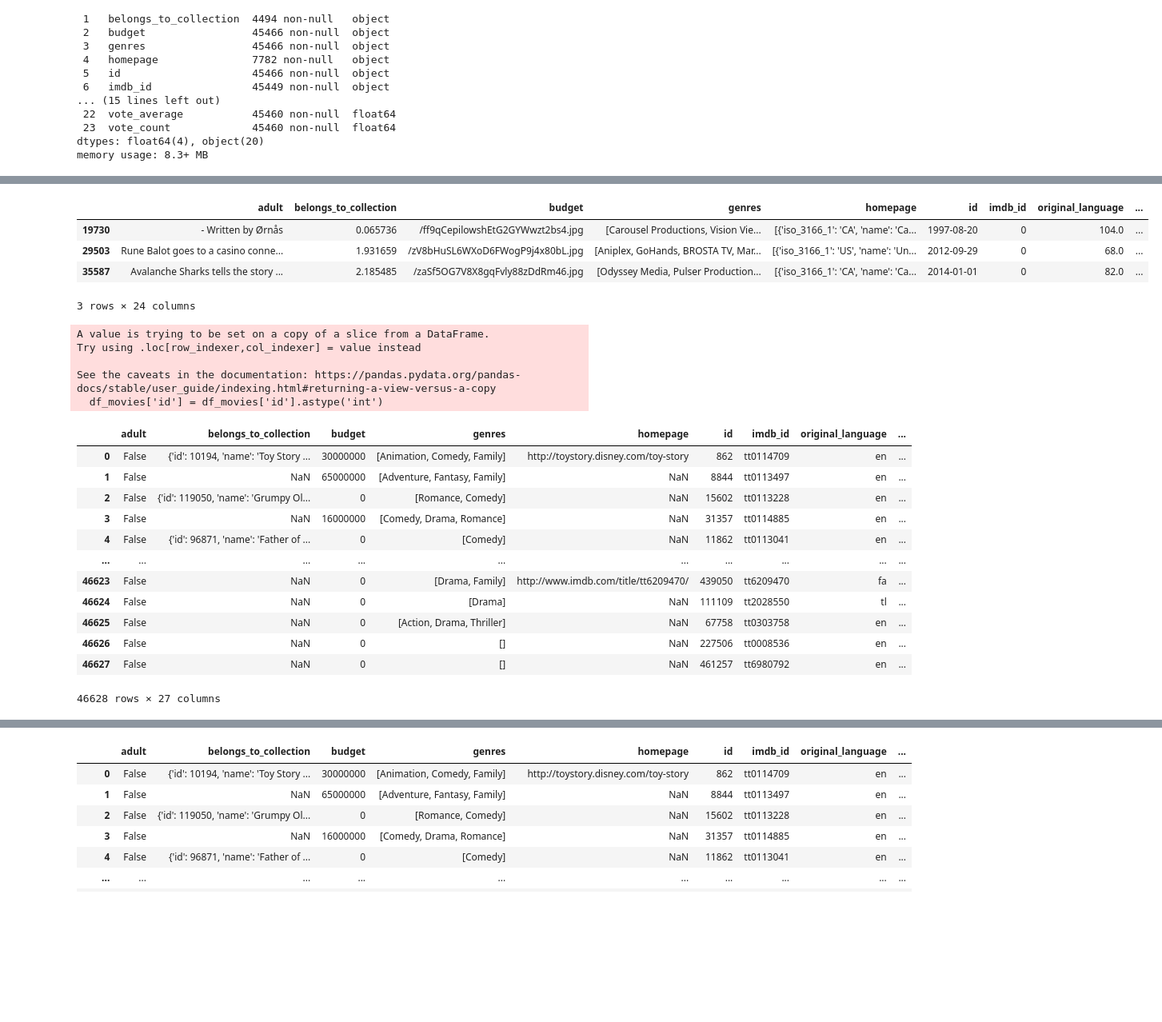
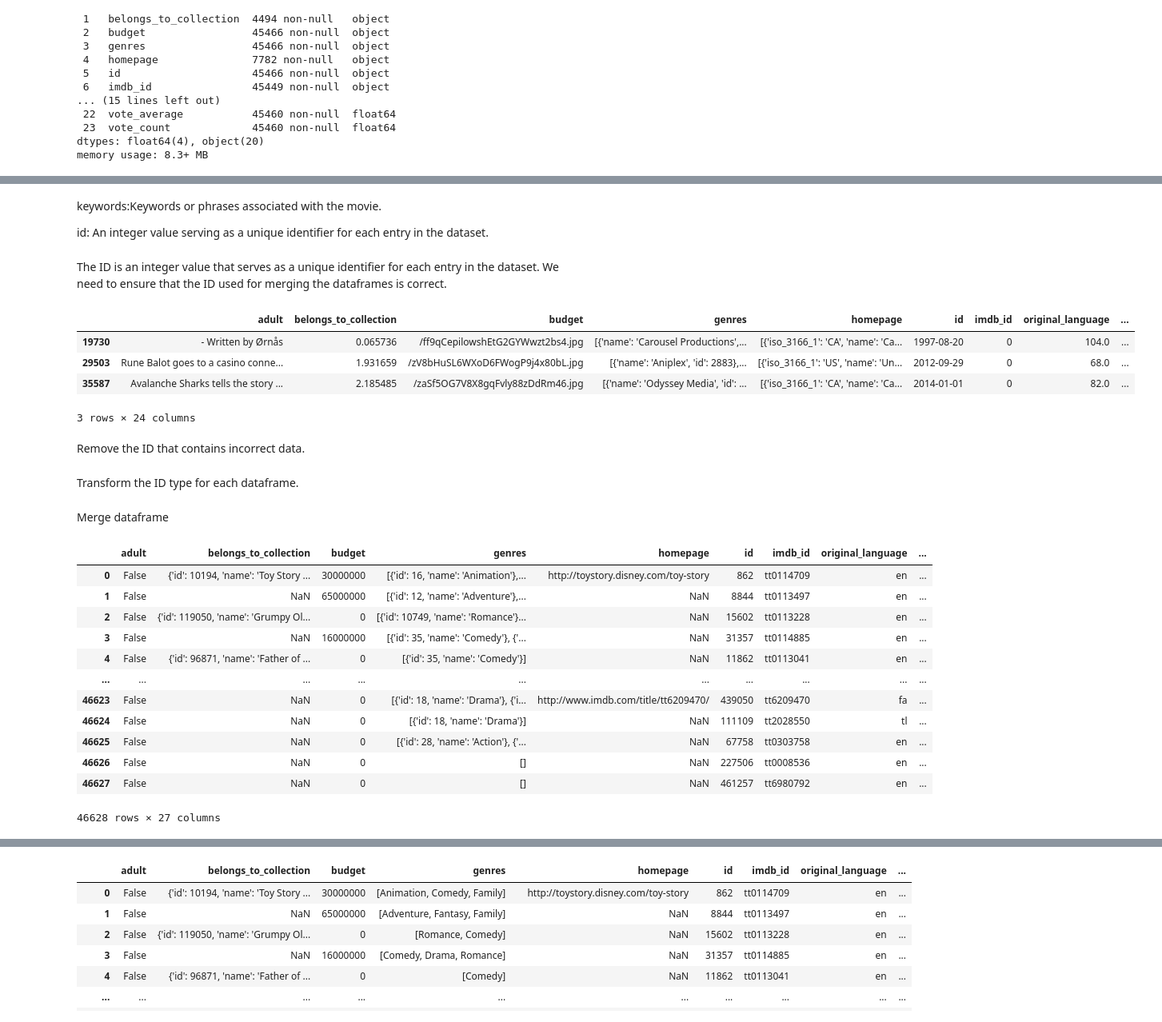
Before and after one commit to smyzw1wzq/da_project, a Jupyter notebook: Movies.ipynb, the cells around one changed output, grey strips where cells are left out. Shown at 80% size. Drawn from its saved outputs; the diff is of its cells as text; code cells hidden in the pictures; blank space fills up the shorter version.

```diff
--- a/Movies.ipynb
+++ b/Movies.ipynb
@@ -36,39 +117,31 @@ memory usage: 8.3+ MB
+# %% [markdown]
+keywords:Keywords or phrases associated with the movie.
+
+id: An integer value serving as a unique identifier for each entry in the dataset.
 # %%
 df_movies = movies.copy()
-# %%
-df_movies['genres'] = df_movies['genres'].fillna('[]').apply(literal_eval).apply(lambda x: [i['name'] for i in x] if isinstance(x, list) else [])
-df_movies['release_date'] = pd.to_datetime(df_movies['release_date'], errors='coerce').apply(lambda x: x.date() if pd.notnull(x) else x)
-
-df_movies['production_countries'] = df_movies['production_countries'].fillna('[]').apply(literal_eval)
-df_movies['production_countries'] = df_movies['production_countries'].apply(lambda x: [i['name'] for i in x] if isinstance(x, list) else [])
-
-df_movies['production_companies'] = df_movies['production_companies'].fillna('[]').apply(literal_eval).apply(lambda x: [i['name'] for i in x] if isinstance(x, list) else [])
-
-df_movies['spoken_languages'] = df_movies['spoken_languages'].fillna('[]').apply(literal_eval).apply(lambda x: [i['name'] for i in x] if isinstance(x, list) else [])
+# %% [markdown]
+The ID is an integer value that serves as a unique identifier for each entry in the dataset. We need to ensure that the ID used for merging the dataframes is correct.
 # %%
-# Find non-integer values in the 'id' column
-non_integer_ids = df_movies[df_movies['id'].apply(lambda x: not str(x).isdigit())]
-
-# Display the problematic entries
-non_integer_ids
+df_movies[df_movies['id'].apply(lambda x: not str(x).isdigit())]
 # %% [output]
 |  | adult | belongs_to_collection | budget | genres | homepage | id | imdb_id | original_language | ... |
-| 19730 | - Written by Ørnås | 0.065736 | /ff9qCepilowshEtG2GYWwzt2bs4.jpg | [Carousel Productions, Vision Vie... | [{'iso_3166_1': 'CA', 'name': 'Ca... | 1997-08-20 | 0 | 104.0 | ... |
-| 29503 | Rune Balot goes to a casino conne... | 1.931659 | /zV8bHuSL6WXoD6FWogP9j4x80bL.jpg | [Aniplex, GoHands, BROSTA TV, Mar... | [{'iso_3166_1': 'US', 'name': 'Un... | 2012-09-29 | 0 | 68.0 | ... |
-| 35587 | Avalanche Sharks tells the story ... | 2.185485 | /zaSf5OG7V8X8gqFvly88zDdRm46.jpg | [Odyssey Media, Pulser Production... | [{'iso_3166_1': 'CA', 'name': 'Ca... | 2014-01-01 | 0 | 82.0 | ... |
+| 19730 | - Written by Ørnås | 0.065736 | /ff9qCepilowshEtG2GYWwzt2bs4.jpg | [{'name': 'Carousel Productions',... | [{'iso_3166_1': 'CA', 'name': 'Ca... | 1997-08-20 | 0 | 104.0 | ... |
+| 29503 | Rune Balot goes to a casino conne... | 1.931659 | /zV8bHuSL6WXoD6FWogP9j4x80bL.jpg | [{'name': 'Aniplex', 'id': 2883},... | [{'iso_3166_1': 'US', 'name': 'Un... | 2012-09-29 | 0 | 68.0 | ... |
+| 35587 | Avalanche Sharks tells the story ... | 2.185485 | /zaSf5OG7V8X8gqFvly88zDdRm46.jpg | [{'name': 'Odyssey Media', 'id': ... | [{'iso_3166_1': 'CA', 'name': 'Ca... | 2014-01-01 | 0 | 82.0 | ... |
 3 rows × 24 columns
+# %% [markdown]
+Remove the ID that contains incorrect data.
 # %%
 df_movies = df_movies[df_movies['id'].apply(lambda x: str(x).isdigit())]
+# %% [markdown]
+Transform the ID type for each dataframe.
 # %%
 keywords['id'] = keywords['id'].astype('int')
 credits['id'] = credits['id'].astype('int')
 df_movies['id'] = df_movies['id'].astype('int')
-# %% [output]
-A value is trying to be set on a copy of a slice from a DataFrame.
-Try using .loc[row_indexer,col_indexer] = value instead
-
-See the caveats in the documentation: https://pandas.pydata.org/pandas-docs/stable/user_guide/indexing.html#returning-a-view-versus-a-copy
-  df_movies['id'] = df_movies['id'].astype('int')
+# %% [markdown]
+Merge dataframe
 # %%
 df_merge = df_movies.merge(credits, on='id')
 df_merge = df_merge.merge(keywords, on='id')
@@ -76,15 +149,15 @@ df_merge = df_merge.merge(keywords, on='id')
 df_merge
 # %% [output]
 |  | adult | belongs_to_collection | budget | genres | homepage | id | imdb_id | original_language | ... |
-| 0 | False | {'id': 10194, 'name': 'Toy Story ... | 30000000 | [Animation, Comedy, Family] | http://toystory.disney.com/toy-story | 862 | tt0114709 | en | ... |
-| 1 | False | NaN | 65000000 | [Adventure, Fantasy, Family] | NaN | 8844 | tt0113497 | en | ... |
-| 2 | False | {'id': 119050, 'name': 'Grumpy Ol... | 0 | [Romance, Comedy] | NaN | 15602 | tt0113228 | en | ... |
-| 3 | False | NaN | 16000000 | [Comedy, Drama, Romance] | NaN | 31357 | tt0114885 | en | ... |
-| 4 | False | {'id': 96871, 'name': 'Father of ... | 0 | [Comedy] | NaN | 11862 | tt0113041 | en | ... |
+| 0 | False | {'id': 10194, 'name': 'Toy Story ... | 30000000 | [{'id': 16, 'name': 'Animation'},... | http://toystory.disney.com/toy-story | 862 | tt0114709 | en | ... |
+| 1 | False | NaN | 65000000 | [{'id': 12, 'name': 'Adventure'},... | NaN | 8844 | tt0113497 | en | ... |
+| 2 | False | {'id': 119050, 'name': 'Grumpy Ol... | 0 | [{'id': 10749, 'name': 'Romance'}... | NaN | 15602 | tt0113228 | en | ... |
+| 3 | False | NaN | 16000000 | [{'id': 35, 'name': 'Comedy'}, {'... | NaN | 31357 | tt0114885 | en | ... |
+| 4 | False | {'id': 96871, 'name': 'Father of ... | 0 | [{'id': 35, 'name': 'Comedy'}] | NaN | 11862 | tt0113041 | en | ... |
 | ... | ... | ... | ... | ... | ... | ... | ... | ... | ... |
-| 46623 | False | NaN | 0 | [Drama, Family] | http://www.imdb.com/title/tt6209470/ | 439050 | tt6209470 | fa | ... |
-| 46624 | False | NaN | 0 | [Drama] | NaN | 111109 | tt2028550 | tl | ... |
-| 46625 | False | NaN | 0 | [Action, Drama, Thriller] | NaN | 67758 | tt0303758 | en | ... |
+| 46623 | False | NaN | 0 | [{'id': 18, 'name': 'Drama'}, {'i... | http://www.imdb.com/title/tt6209470/ | 439050 | tt6209470 | fa | ... |
+| 46624 | False | NaN | 0 | [{'id': 18, 'name': 'Drama'}] | NaN | 111109 | tt2028550 | tl | ... |
+| 46625 | False | NaN | 0 | [{'id': 28, 'name': 'Action'}, {'... | NaN | 67758 | tt0303758 | en | ... |
 | 46626 | False | NaN | 0 | [] | NaN | 227506 | tt0008536 | en | ... |
 | 46627 | False | NaN | 0 | [] | NaN | 461257 | tt6980792 | en | ... |
 46628 rows × 27 columns
```
Also changed, not shown: parts of 9 cells of this notebook.
